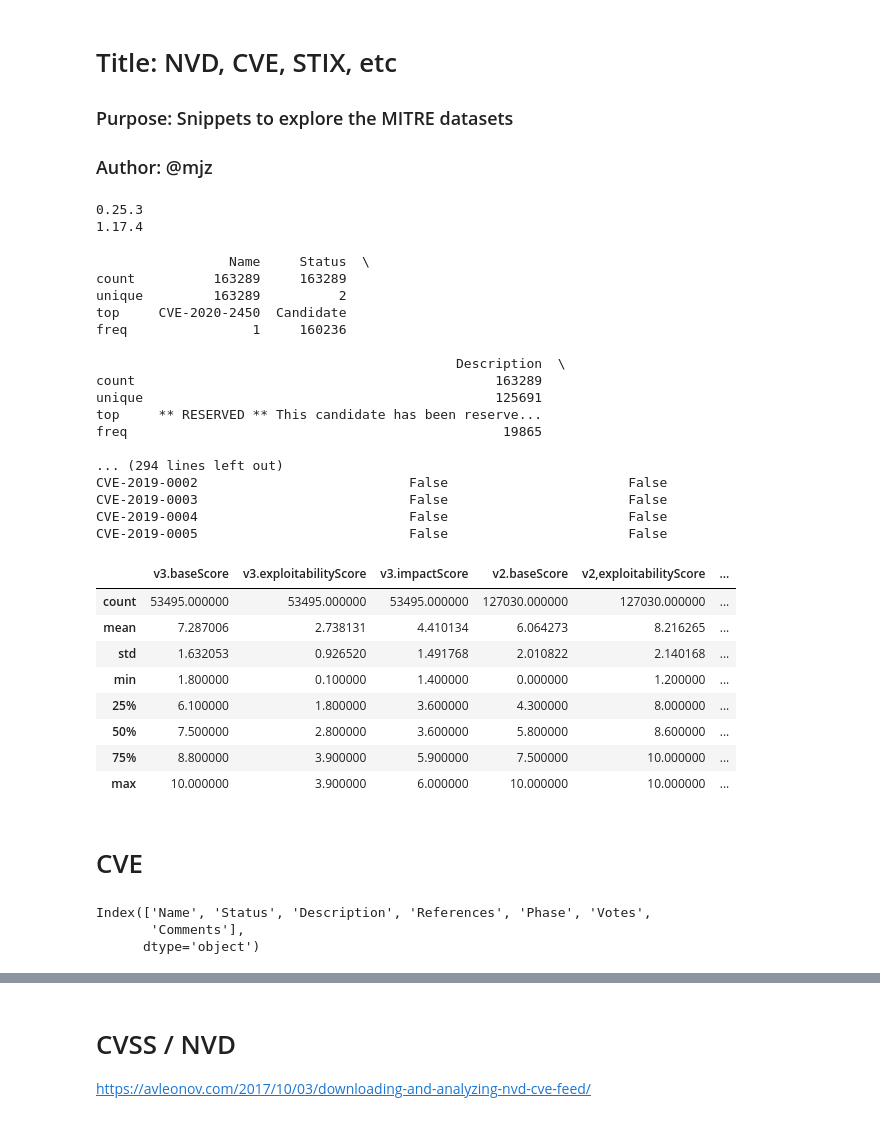
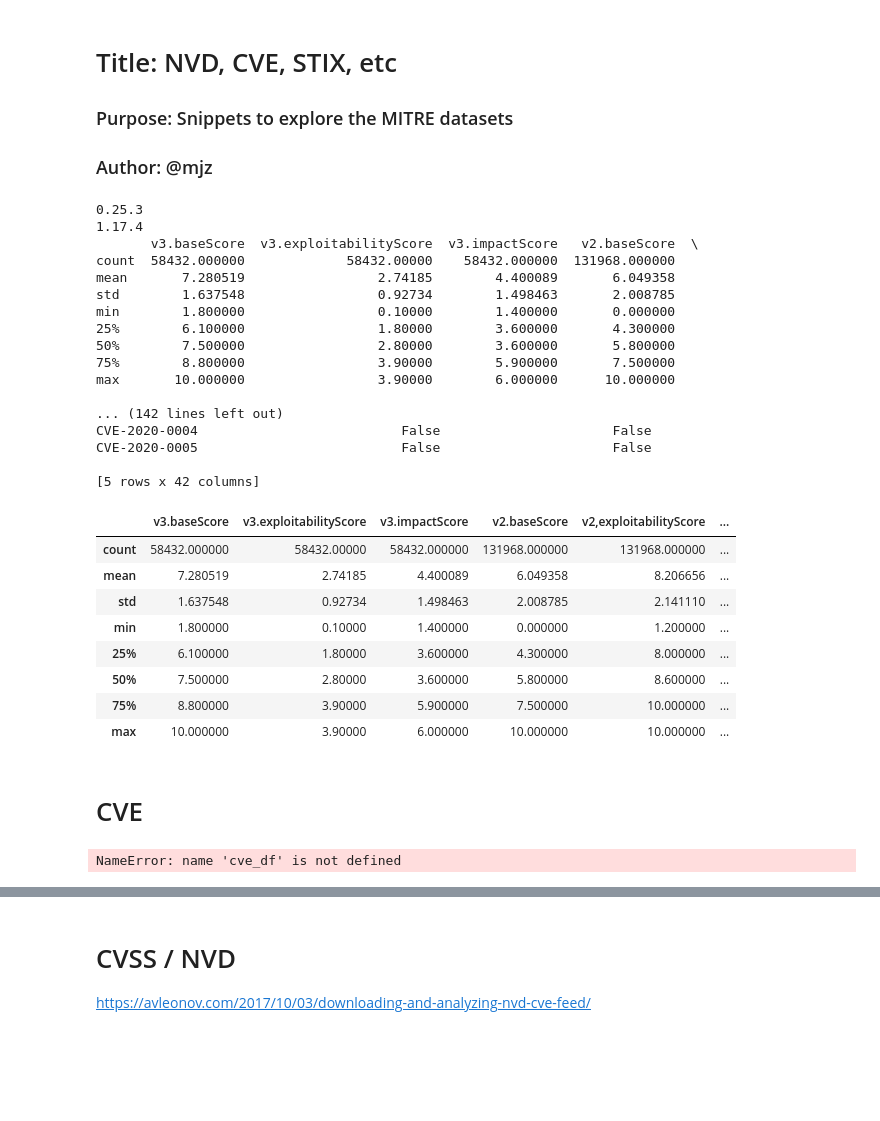
Before and after one commit to matt-smu/cat-dog, a Jupyter notebook: 000_nvd_explore.ipynb, the cells around one changed output, grey strips where cells are left out. Cells and saved outputs as stored; diff of their text form; code cells hidden in the pictures; blank space fills up the shorter version.

```diff
--- a/000_nvd_explore.ipynb
+++ b/000_nvd_explore.ipynb
@@ -36,8 +36,8 @@ SEP = os.path.sep
 sys.path.append('..')
 
 # MulVal Data Loading
-# BASE_DIR = '/opt/projects/diss/jupyter_nbs/mine'
-BASE_DIR = '/opt/projects/diss/py-mulval'
+BASE_DIR = '/opt/projects/diss/jupyter_nbs/mine'
+# BASE_DIR = '/opt/projects/diss/py-mulval'
 DATA_DIR = SEP.join((BASE_DIR, 'data'))
 WORKING_DIR = SEP.join((DATA_DIR, 'test_004_nvd'))
 DOWNLOAD_DIR = SEP.join((WORKING_DIR, 'downloads'))
@@ -210,18 +210,21 @@ def setup():
 print(pd.__version__)
 print(np.__version__)
 
-setup()  # configure logging, create dirs, ...
+# setup()  # configure logging, create dirs, ...
 
 os.chdir(WORKING_DIR)
 
-cve = mitre_cve()
-cve.get_cves_from_mitre()
-# cve.write_cves_to_json()
-cve.write_cves_to_json(overwrite_if_exists=True)
-cve_df = cve.read_cves_from_json()
-print(cve_df.describe())
-print(cve_df.info())
-print(cve_df.head())
+# cve = mitre_cve()
+# cve.get_cves_from_mitre()
+# # cve.write_cves_to_json()
+# # cve.convert_cves_to_json(overwrite_if_exists=True)
+# cve.convert_cves_to_json()
+# # cve_df = cve.read_cves_from_json()
+# print(CVE_LOCAL_FILE_PROCESSED)
+# # cve_df = pd.read_json(CVE_LOCAL_FILE_PROCESSED,  orient='split')
+# print(cve_df.describe())
+# print(cve_df.info())
+# print(cve_df.head())
 
 nvd = nist_nvd()
 nvd.get_nvd_from_nist()
@@ -254,66 +257,62 @@ v3_cols = {'impact.baseMetricV3.cvssV3.version' : 'v3.version',
            'impact.baseMetricV3.cvssV3.attackComplexity': 'v3.attackComplexity',
            'impact.baseMetricV3.cvssV3.privilegesRequired': 'v3.privilegesRequired',
            'impact.baseMetricV3.cvssV3.userInteraction': 'v3.userInteraction',
            'impact.baseMetricV3.cvssV3.scope': 'v3.scope',
            'impact.baseMetricV3.cvssV3.confidentialityImpact': 'v3.confidentialityImpact',
            'impact.baseMetricV3.cvssV3.integrityImpact': 'v3.integrityImpact',
            'impact.baseMetricV3.cvssV3.availabilityImpact': 'v3.availabilityImpact',
            'impact.baseMetricV3.cvssV3.baseScore': 'v3.baseScore',
            'impact.baseMetricV3.cvssV3.baseSeverity': 'v3.baseSeverity',
            'impact.baseMetricV3.exploitabilityScore': 'v3.exploitabilityScore',
            'impact.baseMetricV3.impactScore': 'v3.impactScore', }
 
 common_cols = ['publishedDate', 'lastModifiedDate', 'cve.data_type', 'cve.data_format',
        'cve.data_version', 'cve.CVE_data_meta.ASSIGNER',
        'cve.problemtype.problemtype_data', 'cve.references.reference_data',
        'cve.description.description_data', 'configurations.CVE_data_version',
        'configurations.nodes',]
 
 # make easy names
 nvd_df = nvd_df.rename(columns={**v2_cols, **v3_cols})
 
 print(nvd_df.describe())
 print(nvd_df.info())
 print(nvd_df.head())
 
 nvd_df.describe()
 # %% [output]
 0.25.3
 1.17.4
+       v3.baseScore  v3.exploitabilityScore  v3.impactScore   v2.baseScore  \
+count  58432.000000             58432.00000    58432.000000  131968.000000
+mean       7.280519                 2.74185        4.400089       6.049358
+std        1.637548                 0.92734        1.498463       2.008785
+min        1.800000                 0.10000        1.400000       0.000000
+25%        6.100000                 1.80000        3.600000       4.300000
+50%        7.500000                 2.80000        3.600000       5.800000
+75%        8.800000                 3.90000        5.900000       7.500000
+max       10.000000                 3.90000        6.000000      10.000000
+
+... (142 lines left out)
+CVE-2020-0004                          False                      False
+CVE-2020-0005                          False                      False
+
+[5 rows x 42 columns]
-                 Name     Status  \
-count          163289     163289
-unique         163289          2
-top     CVE-2020-2450  Candidate
-freq                1     160236
-
-                                              Description  \
-count                                              163289
-unique                                             125691
-top     ** RESERVED ** This candidate has been reserve...
-freq                                                19865
-
-... (294 lines left out)
-CVE-2019-0002                           False                       False
-CVE-2019-0003                           False                       False
-CVE-2019-0004                           False                       False
-CVE-2019-0005                           False                       False
 |  | v3.baseScore | v3.exploitabilityScore | v3.impactScore | v2.baseScore | v2,exploitabilityScore | ... |
-| count | 53495.000000 | 53495.000000 | 53495.000000 | 127030.000000 | 127030.000000 | ... |
-| mean | 7.287006 | 2.738131 | 4.410134 | 6.064273 | 8.216265 | ... |
-| std | 1.632053 | 0.926520 | 1.491768 | 2.010822 | 2.140168 | ... |
-| min | 1.800000 | 0.100000 | 1.400000 | 0.000000 | 1.200000 | ... |
-| 25% | 6.100000 | 1.800000 | 3.600000 | 4.300000 | 8.000000 | ... |
-| 50% | 7.500000 | 2.800000 | 3.600000 | 5.800000 | 8.600000 | ... |
-| 75% | 8.800000 | 3.900000 | 5.900000 | 7.500000 | 10.000000 | ... |
-| max | 10.000000 | 3.900000 | 6.000000 | 10.000000 | 10.000000 | ... |
+| count | 58432.000000 | 58432.00000 | 58432.000000 | 131968.000000 | 131968.000000 | ... |
+| mean | 7.280519 | 2.74185 | 4.400089 | 6.049358 | 8.206656 | ... |
+| std | 1.637548 | 0.92734 | 1.498463 | 2.008785 | 2.141110 | ... |
+| min | 1.800000 | 0.10000 | 1.400000 | 0.000000 | 1.200000 | ... |
+| 25% | 6.100000 | 1.80000 | 3.600000 | 4.300000 | 8.000000 | ... |
+| 50% | 7.500000 | 2.80000 | 3.600000 | 5.800000 | 8.600000 | ... |
+| 75% | 8.800000 | 3.90000 | 5.900000 | 7.500000 | 10.000000 | ... |
+| max | 10.000000 | 3.90000 | 6.000000 | 10.000000 | 10.000000 | ... |
 # %% [markdown]
 # CVE
 # %%
 # cve_df.set_index('Name')
 cve_df.columns
 # %% [output]
-Index(['Name', 'Status', 'Description', 'References', 'Phase', 'Votes',
-       'Comments'],
-      dtype='object')
+NameError: name 'cve_df' is not defined
 # %%
 cve_df.describe()
```
Also changed, not shown: parts of 21 cells of this notebook, 12 other files.
